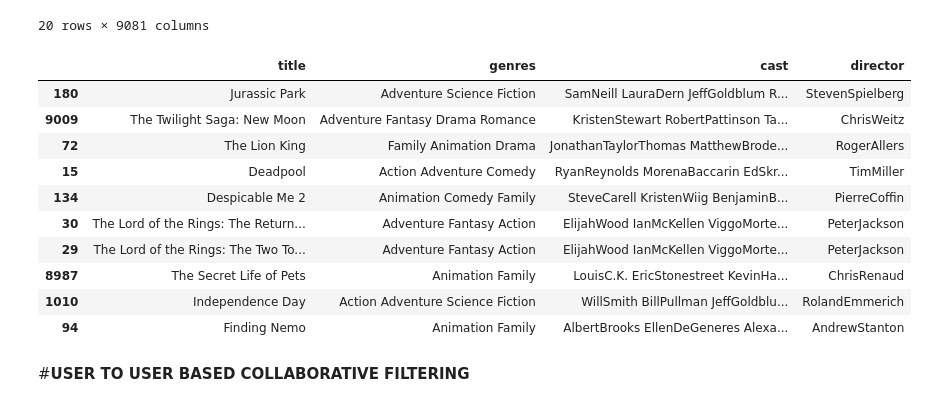
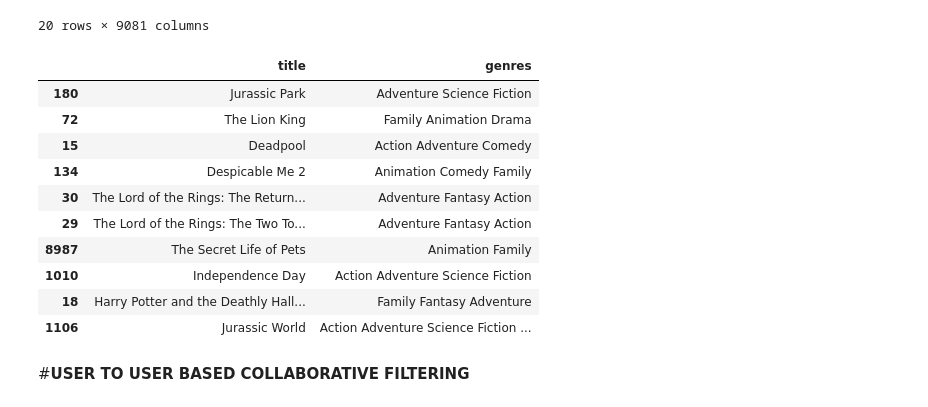
Before and after one commit to disha2sinha/Movie-Recommendation-System, a Jupyter notebook: Recommendation_System.ipynb, the cells around one changed output. Drawn from its saved outputs; the diff is of its cells as text; code cells hidden in the pictures.

```diff
--- a/Recommendation_System.ipynb
+++ b/Recommendation_System.ipynb
@@ -195,33 +195,33 @@ cosine_sim.head(20)
 # %%
 def content_based(movie_name):
   movie_idx=movies_data[movies_data['title']==movie_name]['tmdbId'].values[0]
   movie_cluster=movies_df.at[movie_idx,'KmeansCluster']
   bestRecommendationsIdx=movies_df[movies_df['KmeansCluster']==movie_cluster].index.values
   scores=[]
   for index in bestRecommendationsIdx:
     scores.append((index,cosine_sim.at[movie_idx,index]))
   scores.sort(key = lambda x: x[1],reverse=True)
-  bestRecommendationsdf=pd.DataFrame(columns=['title','genres','cast','director'])
+  bestRecommendationsdf=pd.DataFrame(columns=['title','genres'])
   for tup in scores:
     if tup[0]!=movie_idx:
-      df=movies_data[movies_data['tmdbId']==tup[0]][['title','genres','cast','director']]
+      df=movies_data[movies_data['tmdbId']==tup[0]][['title','genres']]
       bestRecommendationsdf=pd.concat([bestRecommendationsdf,df])
 
   return bestRecommendationsdf.head(10)
 bestRecommendationsdf=content_based('Minions')
 bestRecommendationsdf
 # %% [output]
-|  | title | genres | cast | director |
-| 180 | Jurassic Park | Adventure Science Fiction | SamNeill LauraDern JeffGoldblum R... | StevenSpielberg |
-| 9009 | The Twilight Saga: New Moon | Adventure Fantasy Drama Romance | KristenStewart RobertPattinson Ta... | ChrisWeitz |
-| 72 | The Lion King | Family Animation Drama | JonathanTaylorThomas MatthewBrode... | RogerAllers |
-| 15 | Deadpool | Action Adventure Comedy | RyanReynolds MorenaBaccarin EdSkr... | TimMiller |
-| 134 | Despicable Me 2 | Animation Comedy Family | SteveCarell KristenWiig BenjaminB... | PierreCoffin |
-| 30 | The Lord of the Rings: The Return... | Adventure Fantasy Action | ElijahWood IanMcKellen ViggoMorte... | PeterJackson |
-| 29 | The Lord of the Rings: The Two To... | Adventure Fantasy Action | ElijahWood IanMcKellen ViggoMorte... | PeterJackson |
-| 8987 | The Secret Life of Pets | Animation Family | LouisC.K. EricStonestreet KevinHa... | ChrisRenaud |
-| 1010 | Independence Day | Action Adventure Science Fiction | WillSmith BillPullman JeffGoldblu... | RolandEmmerich |
-| 94 | Finding Nemo | Animation Family | AlbertBrooks EllenDeGeneres Alexa... | AndrewStanton |
+|  | title | genres |
+| 180 | Jurassic Park | Adventure Science Fiction |
+| 72 | The Lion King | Family Animation Drama |
+| 15 | Deadpool | Action Adventure Comedy |
+| 134 | Despicable Me 2 | Animation Comedy Family |
+| 30 | The Lord of the Rings: The Return... | Adventure Fantasy Action |
+| 29 | The Lord of the Rings: The Two To... | Adventure Fantasy Action |
+| 8987 | The Secret Life of Pets | Animation Family |
+| 1010 | Independence Day | Action Adventure Science Fiction |
+| 18 | Harry Potter and the Deathly Hall... | Family Fantasy Adventure |
+| 1106 | Jurassic World | Action Adventure Science Fiction ... |
 # %% [markdown]
 #**USER TO USER BASED COLLABORATIVE FILTERING**
 # %%
```
Also changed, not shown: parts of 5 cells of this notebook.
